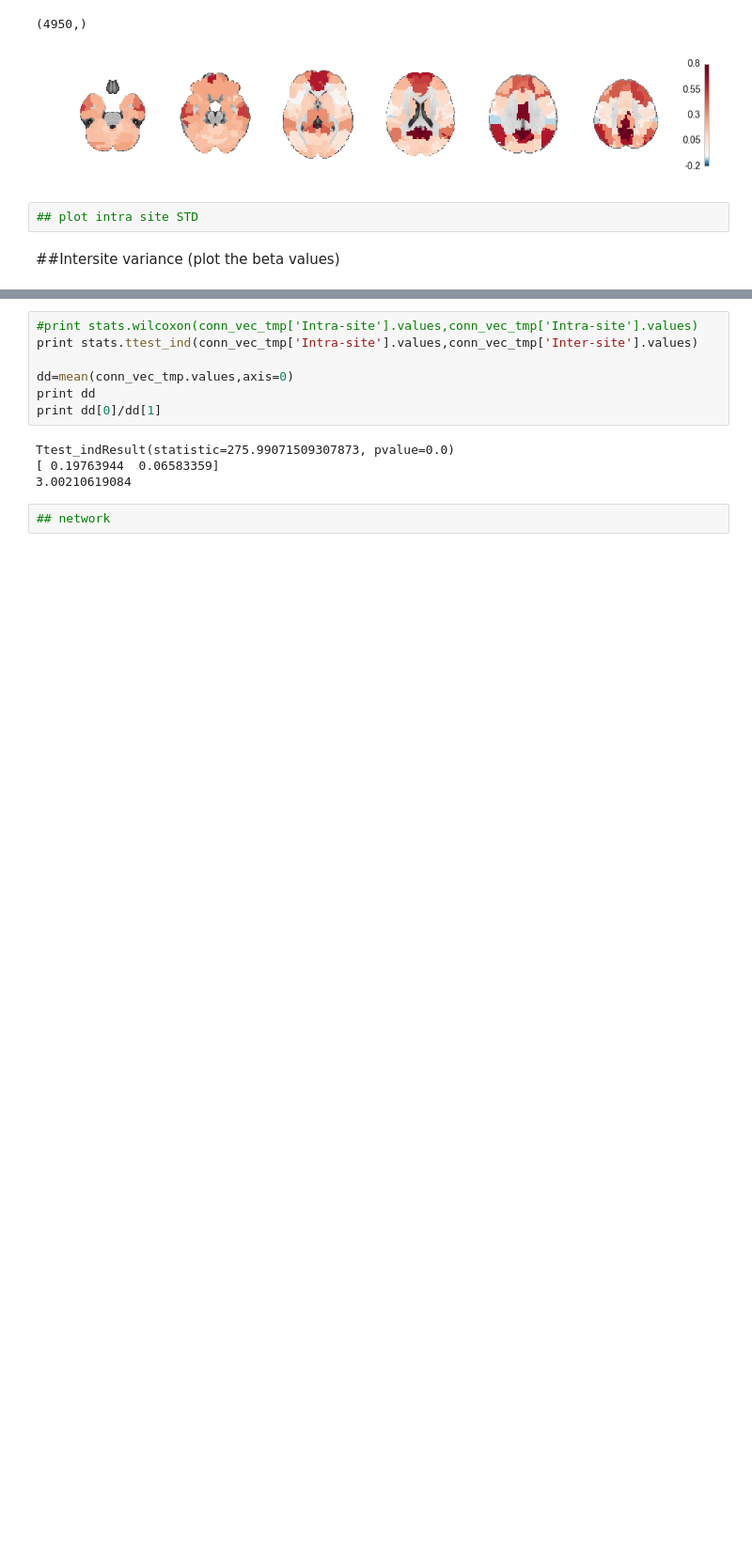
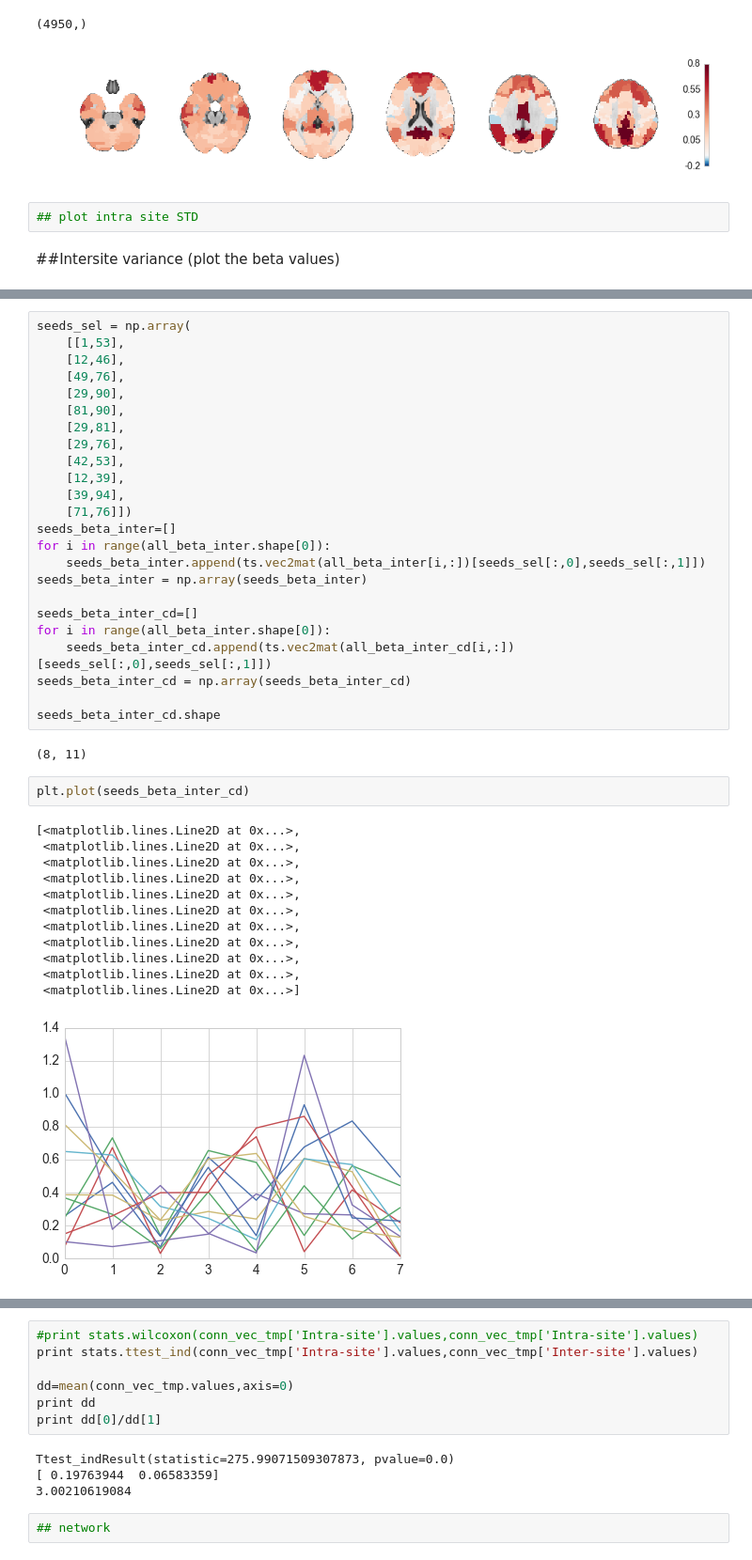
Before and after one commit to SIMEXP/Projects, a Jupyter notebook: multisite/multisite_figure_part1.ipynb, the cells around one changed output, grey strips where cells are left out. Shown at 94% size. Drawn from its saved outputs; the diff is of its cells as text; blank space fills up the shorter version.

```diff
--- a/multisite/multisite_figure_part1.ipynb
+++ b/multisite/multisite_figure_part1.ipynb
@@ -2187,0 +2578,41 @@ Ttest_relResult(statistic=317.34004480086872, pvalue=0.0)
+# %%
+seeds_sel = np.array(
+    [[1,53],
+    [12,46],
+    [49,76],
+    [29,90],
+    [81,90],
+    [29,81],
+    [29,76],
+    [42,53],
+    [12,39],
+    [39,94],
+    [71,76]])
+seeds_beta_inter=[]
+for i in range(all_beta_inter.shape[0]):
+    seeds_beta_inter.append(ts.vec2mat(all_beta_inter[i,:])[seeds_sel[:,0],seeds_sel[:,1]])
+seeds_beta_inter = np.array(seeds_beta_inter)
+
+seeds_beta_inter_cd=[]
+for i in range(all_beta_inter.shape[0]):
+    seeds_beta_inter_cd.append(ts.vec2mat(all_beta_inter_cd[i,:])[seeds_sel[:,0],seeds_sel[:,1]])
+seeds_beta_inter_cd = np.array(seeds_beta_inter_cd)
+
+seeds_beta_inter_cd.shape
+# %% [output]
+(8, 11)
+# %%
+plt.plot(seeds_beta_inter_cd)
+# %% [output]
+[<matplotlib.lines.Line2D at 0x...>,
+ <matplotlib.lines.Line2D at 0x...>,
+ <matplotlib.lines.Line2D at 0x...>,
+ <matplotlib.lines.Line2D at 0x...>,
+ <matplotlib.lines.Line2D at 0x...>,
+ <matplotlib.lines.Line2D at 0x...>,
+ <matplotlib.lines.Line2D at 0x...>,
+ <matplotlib.lines.Line2D at 0x...>,
+ <matplotlib.lines.Line2D at 0x...>,
+ <matplotlib.lines.Line2D at 0x...>,
+ <matplotlib.lines.Line2D at 0x...>]
+[figure, added]
```
Also changed, not shown: parts of 7 cells of this notebook, 1 other file.
